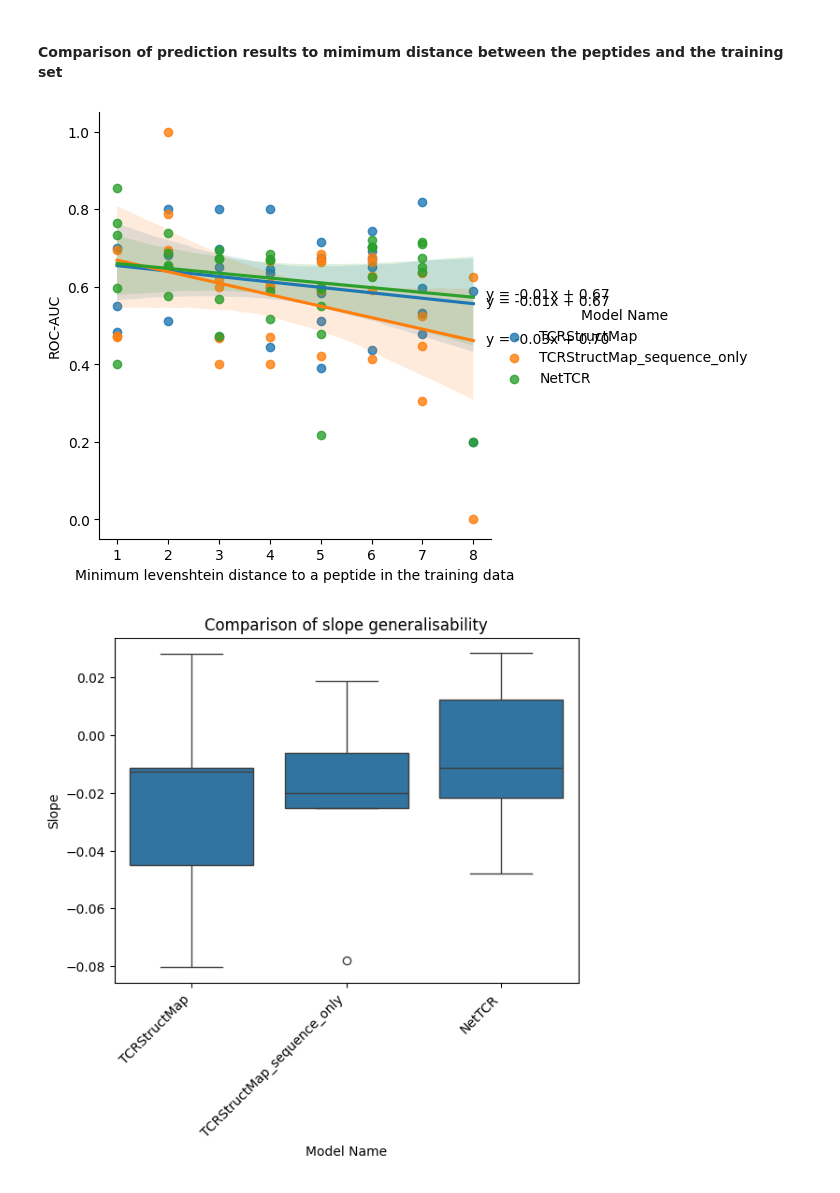
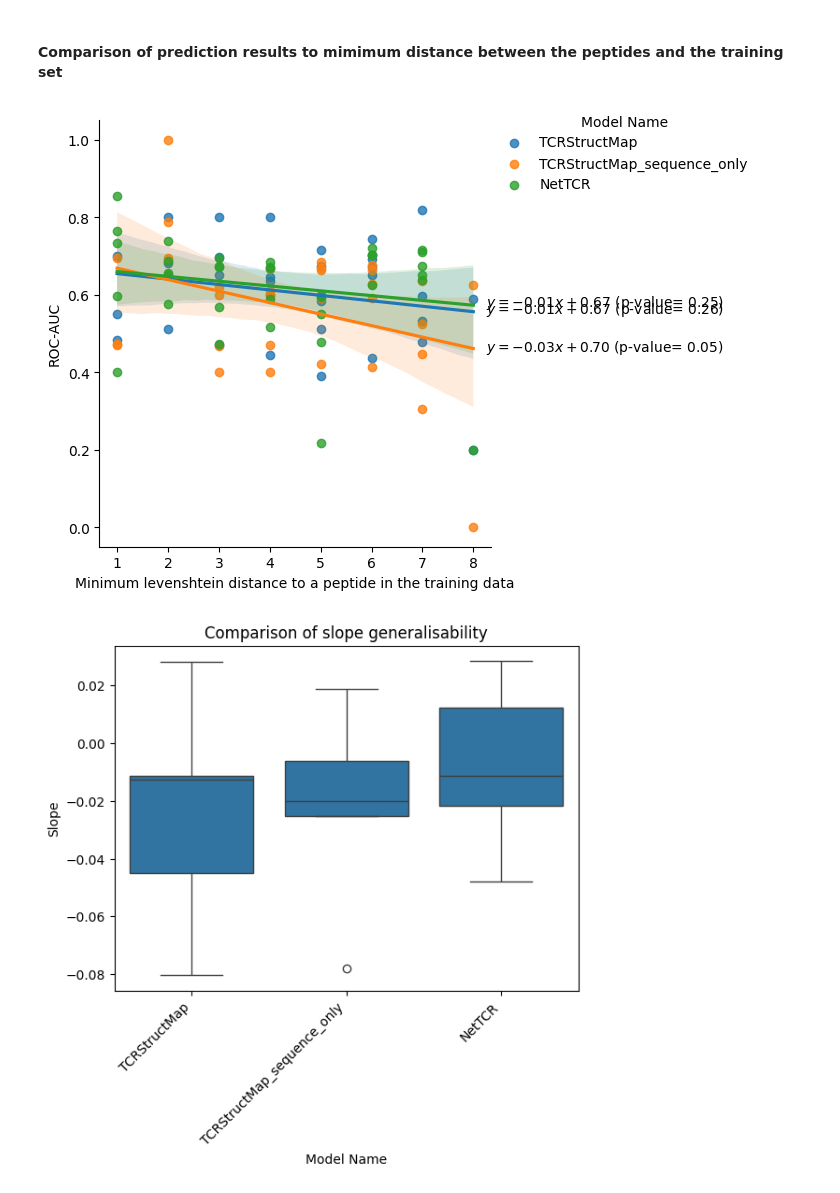
Before and after one commit to benjiemc/tcr-antigen-prediction, a Jupyter notebook: notebooks/benchmark_model_performance.ipynb, the cells around one changed output. Saved outputs shown, nothing was run; the diff lists cells and outputs as text; code cells hidden in the pictures.

Commit message:
Add p-value to slope of lines

```diff
--- a/notebooks/benchmark_model_performance.ipynb
+++ b/notebooks/benchmark_model_performance.ipynb
@@ -334,7 +334,7 @@ for model_name in roc_results_by_peptide_distance['model_name'].unique():
     subset = roc_results_by_peptide_distance[roc_results_by_peptide_distance['model_name'] == model_name]
     slope, intercept, r_value, p_value, std_err = stats.linregress(subset['min_peptide_distance'], subset['roc_auc'])
 
-    equation = f'y = {slope:.2f}x + {intercept:.2f}'
+    equation = f'$y = {slope:.2f}x + {intercept:.2f}$ (p-value={p_value: .2f})'
 
     x_pos = subset['min_peptide_distance'].max() + 0.25
     y_pos = slope * x_pos + intercept
@@ -342,6 +342,8 @@ for model_name in roc_results_by_peptide_distance['model_name'].unique():
     plt.text(x_pos, y_pos, equation, color='black')
 
 ax.legend.set_title('Model Name')
+ax.legend.set_loc('upper right')
+
 plt.xlabel('Minimum levenshtein distance to a peptide in the training data')
 plt.ylabel('ROC-AUC')
 
@@ -552,32 +554,34 @@ roc_results_by_fold_by_peptide_distance = roc_results_by_fold_by_peptide_distanc
 # %%
 ax = sns.lmplot(
     roc_results_by_fold_by_peptide_distance,
     x='min_peptide_distance',
     y='roc_auc',
     hue='model_name',
     hue_order=sorted(roc_results_by_fold_by_peptide_distance['model_name'].unique(), key=model_name_sort_key),
 )
 
 for model_name in roc_results_by_fold_by_peptide_distance['model_name'].unique():
     subset = roc_results_by_fold_by_peptide_distance[
         roc_results_by_fold_by_peptide_distance['model_name'] == model_name
     ]
     slope, intercept, r_value, p_value, std_err = stats.linregress(subset['min_peptide_distance'], subset['roc_auc'])
 
-    equation = f'y = {slope:.2f}x + {intercept:.2f}'
+    equation = f'$y = {slope:.2f}x + {intercept:.2f}$ (p-value={p_value: .2f})'
 
     x_pos = subset['min_peptide_distance'].max() + 0.25
     y_pos = slope * x_pos + intercept
 
     plt.text(x_pos, y_pos, equation, color='black')
 
 ax.legend.set_title('Model Name')
+ax.legend.set_loc('upper right')
+
 plt.xlabel('Minimum levenshtein distance to a peptide in the training data')
 plt.ylabel('ROC-AUC')
 
 plt.show()
 # %% [output]
-[figure, old version]
+[figure, new version]
 # %%
 fold_peptide_distance_roc_aucs_lines = roc_results_by_fold_by_peptide_distance.groupby(['model_name', 'fold']).apply(
     lambda group: stats.linregress(group['min_peptide_distance'], group['roc_auc']),
```
Also changed, not shown: parts of 3 cells of this notebook.
